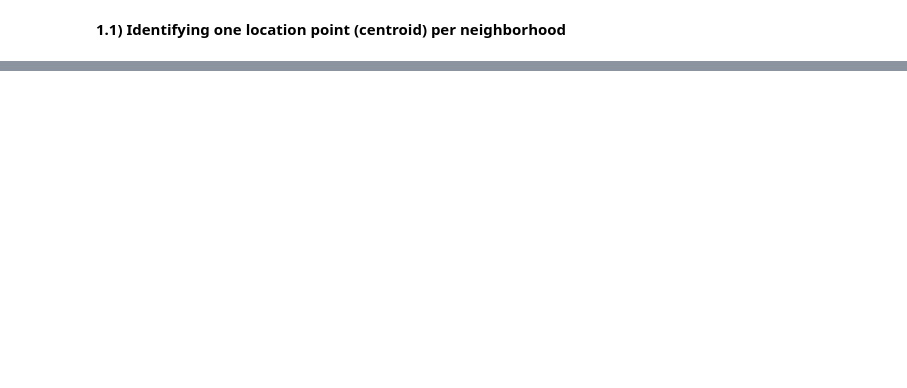
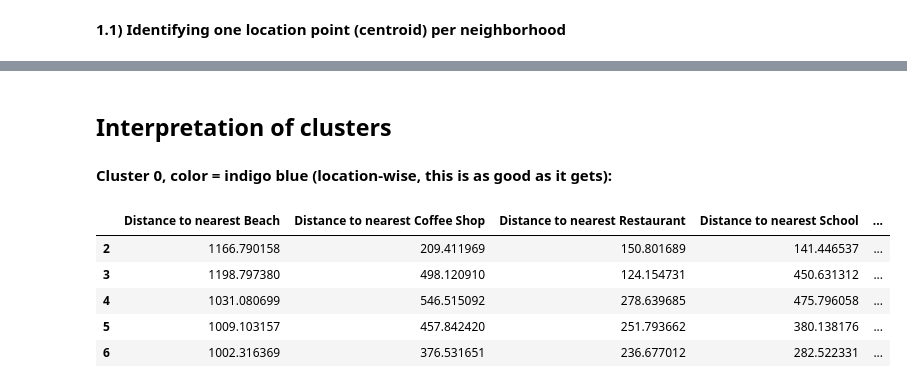
Before and after one commit to rainerotte/Coursera_Capstone, a Jupyter notebook: Applied_DS_Capstone.ipynb, the cells around one changed output, grey strips where cells are left out. Saved outputs shown, nothing was run; the diff lists cells and outputs as text; code cells hidden in the pictures; blank space fills up the shorter version.

```diff
--- a/Applied_DS_Capstone.ipynb
+++ b/Applied_DS_Capstone.ipynb
@@ -192,0 +532,3 @@ calc_centroid(0)
+# %%
+kmeans_ser = pd.Series(kmeans.labels_)
+kmeans_ser.values
@@ -192,0 +537,5 @@ calc_centroid(0)
+# %%
+#Creating a DataFrame to visualize the geographical distribution of the clusters
+bnr_clusters = bnr_metres[['geometry']]
+bnr_clusters['cluster'] = pd.Series(kmeans_ser.values)
+bnr_clusters.head(2)
@@ -192,0 +550,4 @@ calc_centroid(0)
+# %%
+#Convert CRS to a format that Folium can use
+bnr_clusters = bnr_clusters.to_crs(4326)
+bnr_clusters.head(2)
@@ -192,0 +601,15 @@ calc_centroid(0)
+# %% [markdown]
+## Interpretation of clusters
+# %%
+distances['cluster'] = bnr_clusters['cluster']
+# %% [markdown]
+**Cluster 0, color = indigo blue (location-wise, this is as good as it gets):**
+# %%
+distances[distances['cluster']==0].head(5)
+# %% [output]
+|  | Distance to nearest Beach | Distance to nearest Coffee Shop | Distance to nearest Restaurant | Distance to nearest School | ... |
+| 2 | 1166.790158 | 209.411969 | 150.801689 | 141.446537 | ... |
+| 3 | 1198.797380 | 498.120910 | 124.154731 | 450.631312 | ... |
+| 4 | 1031.080699 | 546.515092 | 278.639685 | 475.796058 | ... |
+| 5 | 1009.103157 | 457.842420 | 251.793662 | 380.138176 | ... |
+| 6 | 1002.316369 | 376.531651 | 236.677012 | 282.522331 | ... |
```
Also changed, not shown: parts of 70 cells of this notebook, 2 other files.
